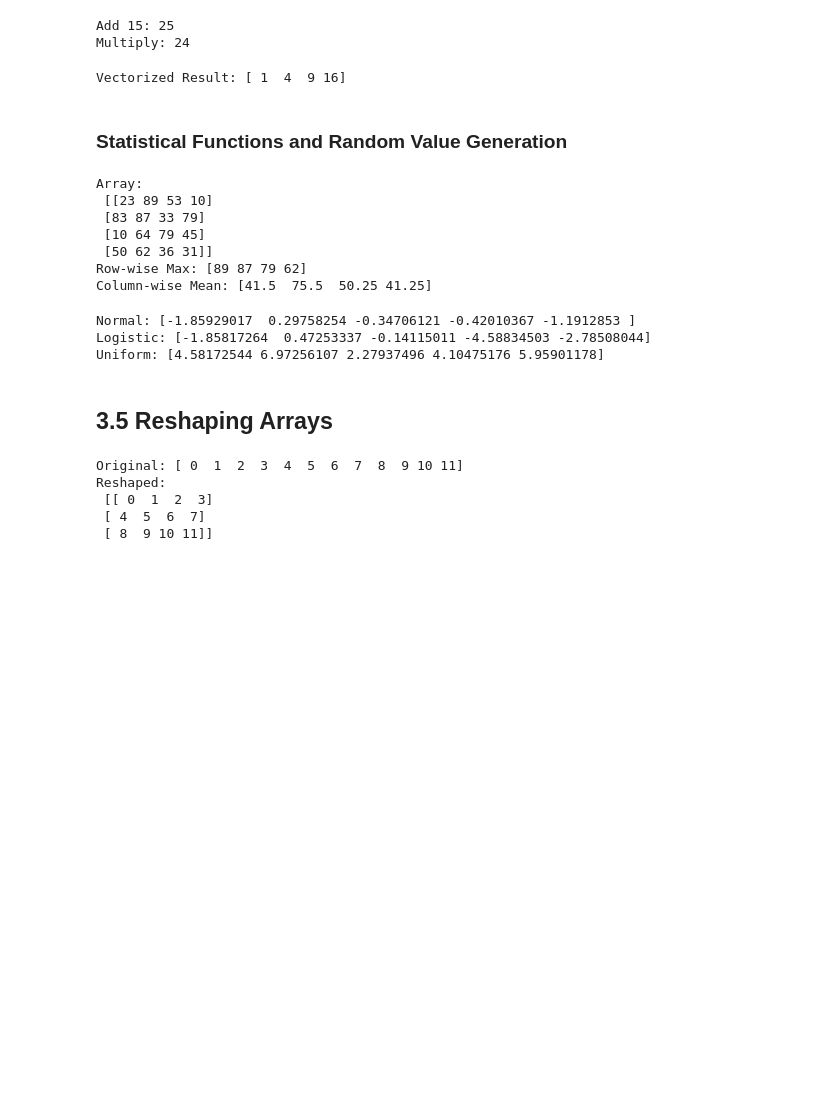
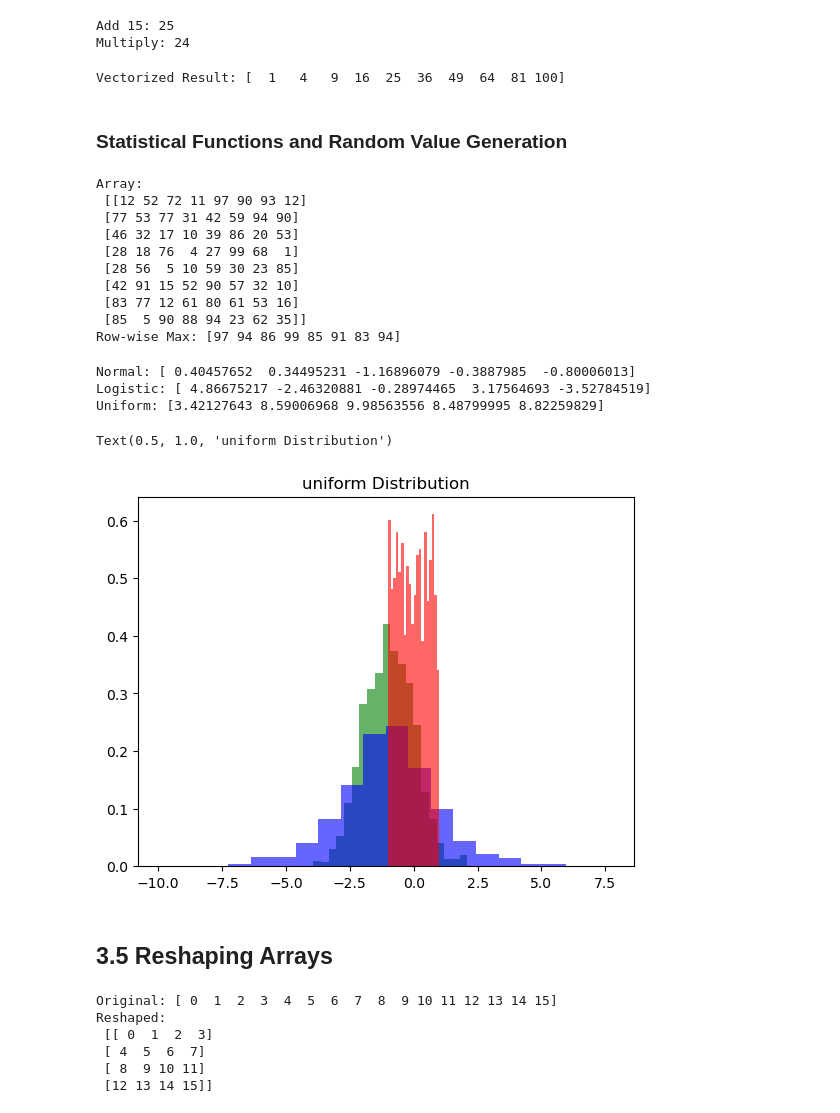
Before and after one commit to WilliamPourmajidi/advanced-python, a Jupyter notebook: Module-3/Vectors_Matrices_Arrays.ipynb, the cells around one changed output. Saved outputs shown, nothing was run; the diff lists cells and outputs as text; code cells hidden in the pictures; blank space fills up the shorter version.

Commit message:
Latest commit on matrix and vector notebook

```diff
--- a/Module-3/Vectors_Matrices_Arrays.ipynb
+++ b/Module-3/Vectors_Matrices_Arrays.ipynb
@@ -104,49 +197,91 @@ print("Multiply:", multiply(2, 3, 4))
 Add 15: 25
 Multiply: 24
 # %%
-# Vectorizing a function
-def square(x): return x ** 2
+# Vectorizing a function means applying it to each element of an array.
+# This is often done using np.vectorize.
+def square(x):
+    return x ** 2
+
 vec_func = np.vectorize(square)
-my_vec = np.array([1, 2, 3, 4])
-print("Vectorized Result:", vec_func(my_vec))
+
+
+my_vector = np.array([1, 2, 3, 4,5,6,7,8,9,10])
+print("Vectorized Result:", vec_func(my_vector))
 # %% [output]
-Vectorized Result: [ 1  4  9 16]
+Vectorized Result: [  1   4   9  16  25  36  49  64  81 100]
 # %% [markdown]
 ### Statistical Functions and Random Value Generation
 # %%
 # Random array and basic stats
-arr = np.random.randint(10, 100, size=(4, 4))
+arr = np.random.randint(1, 100, size=(8, 8))
 print("Array:\n", arr)
+
+
+# this will give us the max value in each row, and the mean value in each column
+
+# in Matrixs we have row and columns
+# axis=0 means we are operating along the columns
+# axis=1 means we are operating along the rows
 print("Row-wise Max:", np.max(arr, axis=1))
 print("Column-wise Mean:", np.mean(arr, axis=0))
 # %% [output]
 Array:
- [[23 89 53 10]
- [83 87 33 79]
- [10 64 79 45]
- [50 62 36 31]]
-Row-wise Max: [89 87 79 62]
-Column-wise Mean: [41.5  75.5  50.25 41.25]
+ [[12 52 72 11 97 90 93 12]
+ [77 53 77 31 42 59 94 90]
+ [46 32 17 10 39 86 20 53]
+ [28 18 76  4 27 99 68  1]
+ [28 56  5 10 59 30 23 85]
+ [42 91 15 52 90 57 32 10]
+ [83 77 12 61 80 61 53 16]
+ [85  5 90 88 94 23 62 35]]
+Row-wise Max: [97 94 86 99 85 91 83 94]
 # %%
 # Different distributions
 print("Normal:", np.random.normal(0, 1, 5))
 print("Logistic:", np.random.logistic(0, 1, 5))
 print("Uniform:", np.random.uniform(0, 10, 5))
+
+
+#let's visualize the normal distribution
+import matplotlib.pyplot as plt
+data = np.random.normal(-1, 1, 1000)
+plt.hist(data, bins=20, density=True, alpha=0.6, color='g')
+plt.title("Normal Distribution")
+
+
+#let's visualize the logistic distribution
+import matplotlib.pyplot as plt
+data = np.random.logistic(-1, 1, 1000)
+plt.hist(data, bins=20, density=True, alpha=0.6, color='b')
+plt.title("logistic Distribution")
+
+#let's visualize the uniform distribution
+import matplotlib.pyplot as plt
+data = np.random.uniform(-1, 1, 1000)
+plt.hist(data, bins=20, density=True, alpha=0.6, color='r')
+plt.title("uniform Distribution")
 # %% [output]
-Normal: [-1.85929017  0.29758254 -0.34706121 -0.42010367 -1.1912853 ]
-Logistic: [-1.85817264  0.47253337 -0.14115011 -4.58834503 -2.78508044]
-Uniform: [4.58172544 6.97256107 2.27937496 4.10475176 5.95901178]
+Normal: [ 0.40457652  0.34495231 -1.16896079 -0.3887985  -0.80006013]
+Logistic: [ 4.86675217 -2.46320881 -0.28974465  3.17564693 -3.52784519]
+Uniform: [3.42127643 8.59006968 9.98563556 8.48799995 8.82259829]
+Text(0.5, 1.0, 'uniform Distribution')
+[figure, added]
 # %% [markdown]
 ## 3.5 Reshaping Arrays
 # %%
 # Reshape with -1
-arr = np.arange(12)
-reshaped = arr.reshape(3, 4)
+# arange creates an array of 12 elements from 0 to 11,
+# reshape changes its shape to 3 rows and 4 columns.
+arr = np.arange(16)
+
+
+reshaped = arr.reshape(4, 4)
 print("Original:", arr)
 print("Reshaped:\n", reshaped)
 # %% [output]
-Original: [ 0  1  2  3  4  5  6  7  8  9 10 11]
+Original: [ 0  1  2  3  4  5  6  7  8  9 10 11 12 13 14 15]
 Reshaped:
  [[ 0  1  2  3]
  [ 4  5  6  7]
- [ 8  9 10 11]]
+ [ 8  9 10 11]
+ [12 13 14 15]]
```
Also changed, not shown: parts of 8 cells of this notebook.
